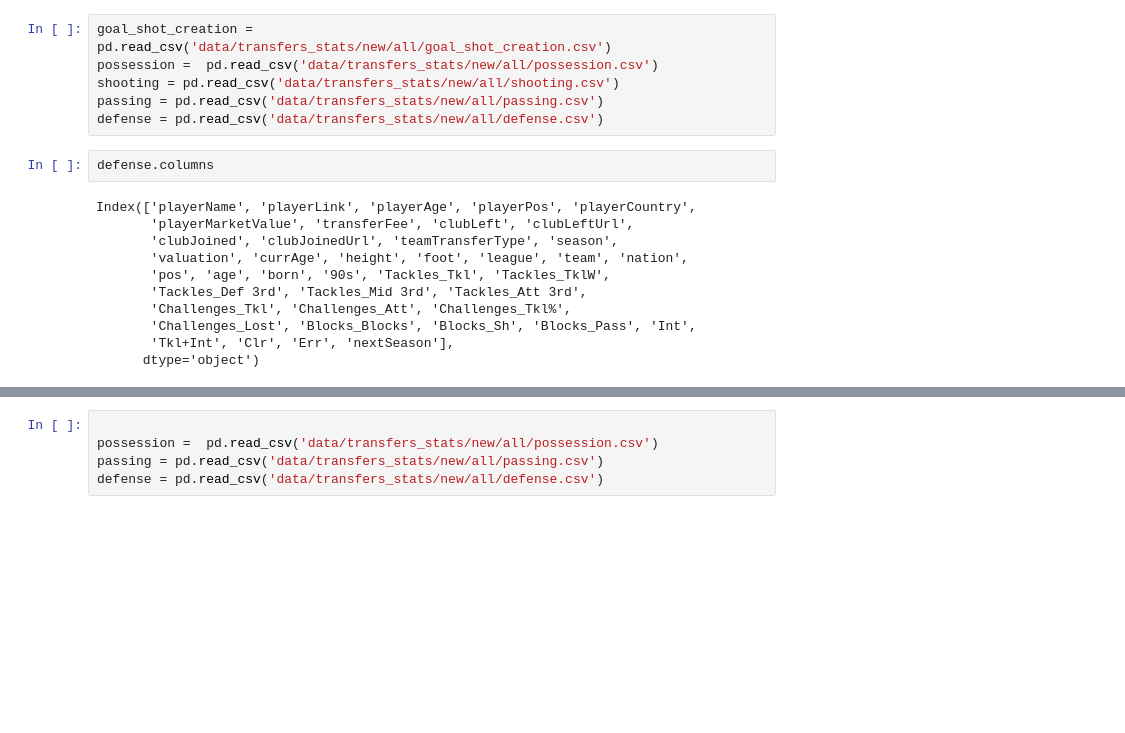
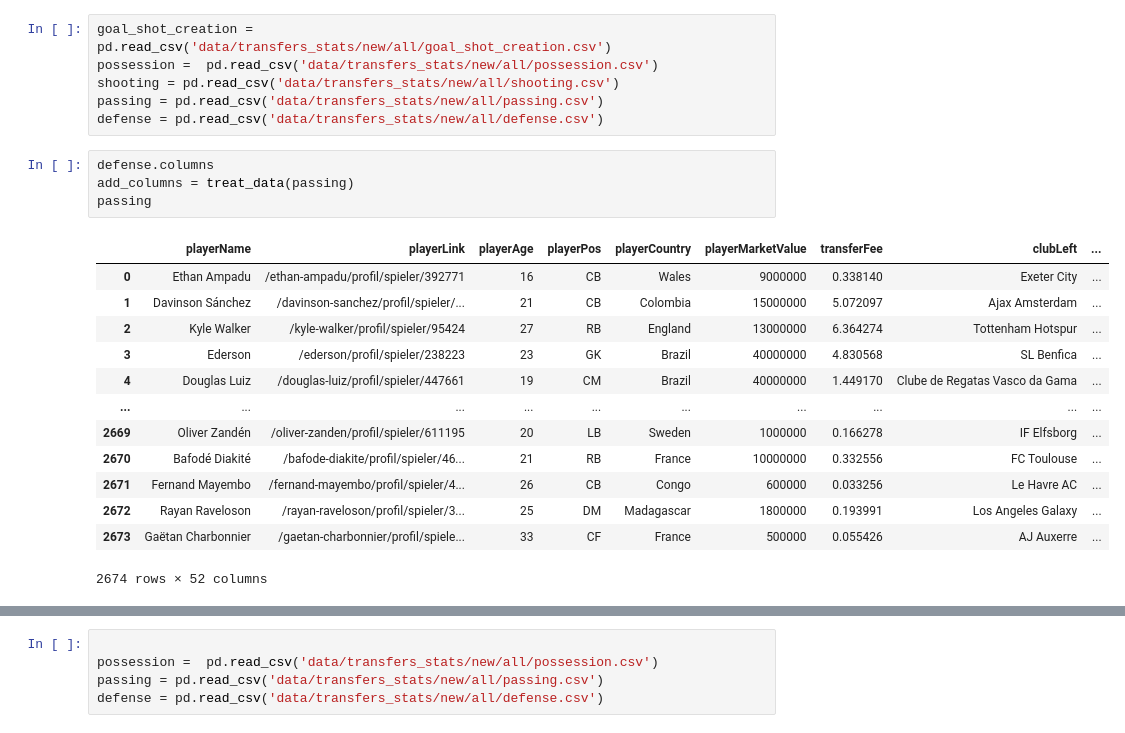
Before and after one commit to gabrielmmf/previsao-de-valores-de-mercado, a Jupyter notebook: Data Processing.ipynb, the cells around one changed output, grey strips where cells are left out. Drawn from its saved outputs; the diff is of its cells as text; blank space fills up the shorter version.

```diff
--- a/Data Processing.ipynb
+++ b/Data Processing.ipynb
@@ -398,17 +413,22 @@ passing = pd.read_csv('data/transfers_stats/new/all/passing.csv')
 defense = pd.read_csv('data/transfers_stats/new/all/defense.csv')
 # %%
 defense.columns
+add_columns = treat_data(passing)
+passing
 # %% [output]
+|  | playerName | playerLink | playerAge | playerPos | playerCountry | playerMarketValue | transferFee | clubLeft | ... |
+| 0 | Ethan Ampadu | /ethan-ampadu/profil/spieler/392771 | 16 | CB | Wales | 9000000 | 0.338140 | Exeter City | ... |
+| 1 | Davinson Sánchez | /davinson-sanchez/profil/spieler/... | 21 | CB | Colombia | 15000000 | 5.072097 | Ajax Amsterdam | ... |
+| 2 | Kyle Walker | /kyle-walker/profil/spieler/95424 | 27 | RB | England | 13000000 | 6.364274 | Tottenham Hotspur | ... |
+| 3 | Ederson | /ederson/profil/spieler/238223 | 23 | GK | Brazil | 40000000 | 4.830568 | SL Benfica | ... |
+| 4 | Douglas Luiz | /douglas-luiz/profil/spieler/447661 | 19 | CM | Brazil | 40000000 | 1.449170 | Clube de Regatas Vasco da Gama | ... |
+| ... | ... | ... | ... | ... | ... | ... | ... | ... | ... |
+| 2669 | Oliver Zandén | /oliver-zanden/profil/spieler/611195 | 20 | LB | Sweden | 1000000 | 0.166278 | IF Elfsborg | ... |
+| 2670 | Bafodé Diakité | /bafode-diakite/profil/spieler/46... | 21 | RB | France | 10000000 | 0.332556 | FC Toulouse | ... |
+| 2671 | Fernand Mayembo | /fernand-mayembo/profil/spieler/4... | 26 | CB | Congo | 600000 | 0.033256 | Le Havre AC | ... |
+| 2672 | Rayan Raveloson | /rayan-raveloson/profil/spieler/3... | 25 | DM | Madagascar | 1800000 | 0.193991 | Los Angeles Galaxy | ... |
+| 2673 | Gaëtan Charbonnier | /gaetan-charbonnier/profil/spiele... | 33 | CF | France | 500000 | 0.055426 | AJ Auxerre | ... |
-Index(['playerName', 'playerLink', 'playerAge', 'playerPos', 'playerCountry',
-       'playerMarketValue', 'transferFee', 'clubLeft', 'clubLeftUrl',
-       'clubJoined', 'clubJoinedUrl', 'teamTransferType', 'season',
-       'valuation', 'currAge', 'height', 'foot', 'league', 'team', 'nation',
-       'pos', 'age', 'born', '90s', 'Tackles_Tkl', 'Tackles_TklW',
-       'Tackles_Def 3rd', 'Tackles_Mid 3rd', 'Tackles_Att 3rd',
-       'Challenges_Tkl', 'Challenges_Att', 'Challenges_Tkl%',
-       'Challenges_Lost', 'Blocks_Blocks', 'Blocks_Sh', 'Blocks_Pass', 'Int',
-       'Tkl+Int', 'Clr', 'Err', 'nextSeason'],
-      dtype='object')
+2674 rows × 52 columns
 # %%
 goal_shot_creation = goal_shot_creation.loc[detailed_transfers['playerPos'].isin(['LM', 'RM', 'SS', 'AM', 'CM'])]
 possession = possession.loc[detailed_transfers['playerPos'].isin(['LM', 'RM', 'SS', 'AM', 'CM'])]
```
Also changed, not shown: parts of 29 cells of this notebook.
